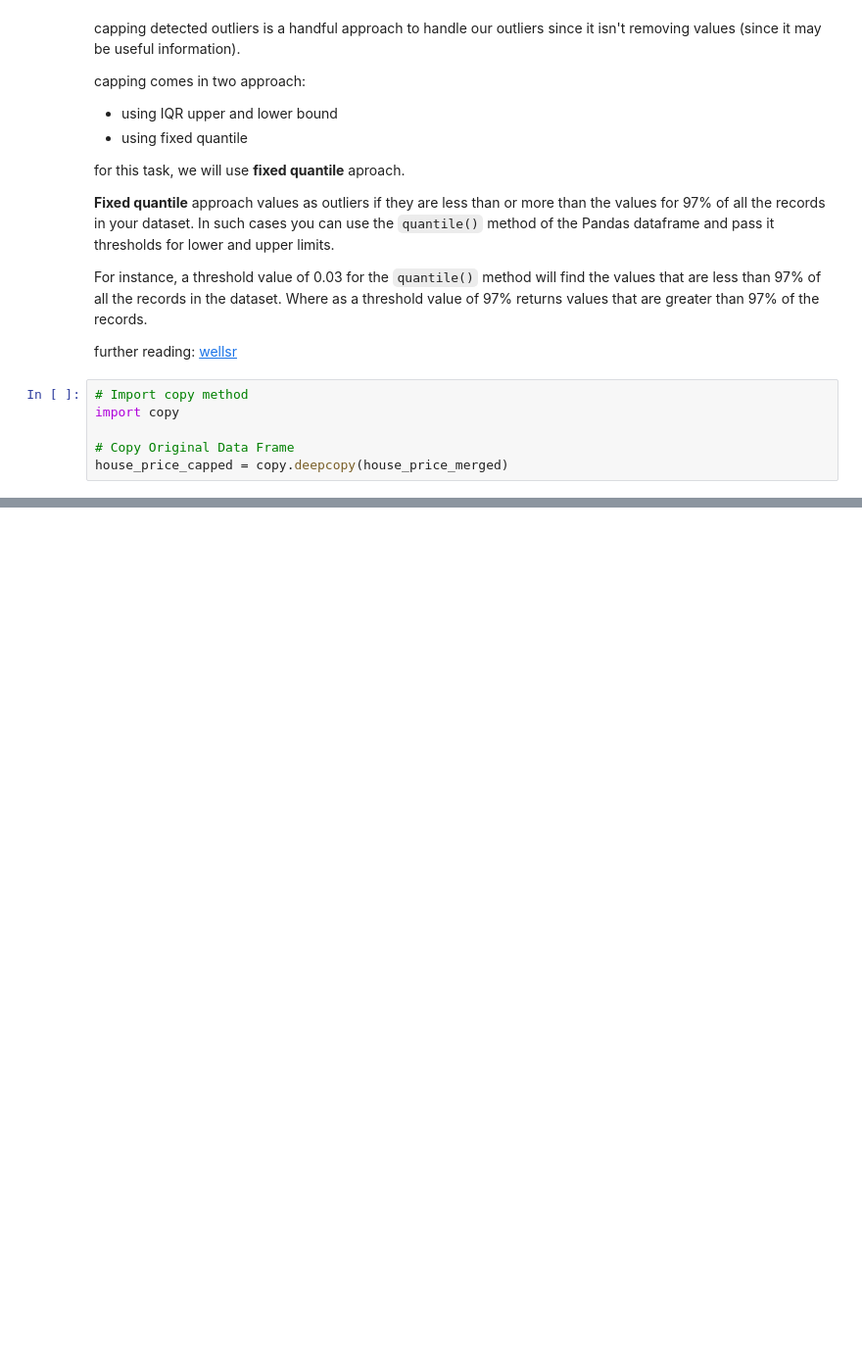
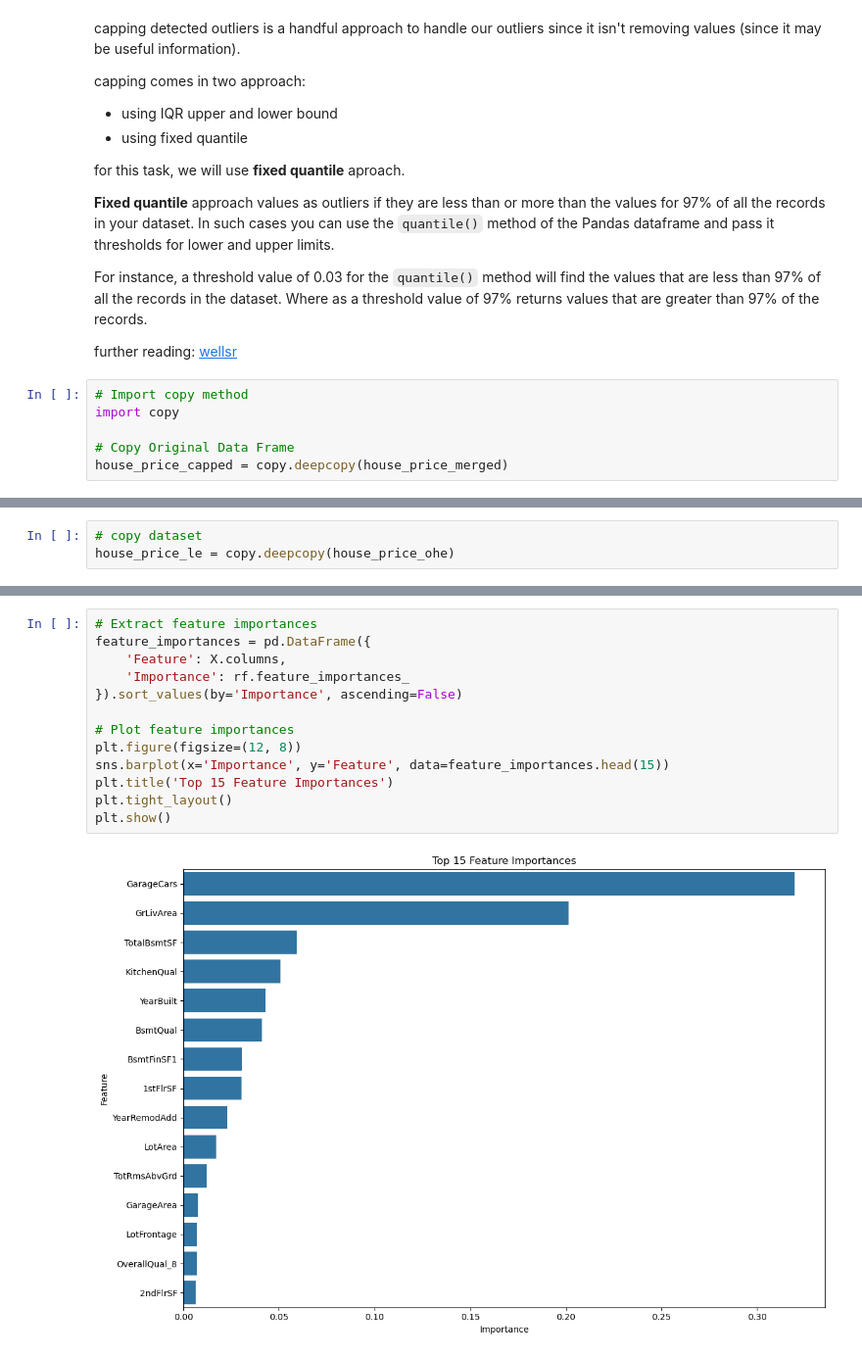
Before and after one commit to aryabaguss/House-Price-Data-Cleaning, a Jupyter notebook: House_Price_Cleaning.ipynb, the cells around one changed output, grey strips where cells are left out. Shown at 98% size. Cells and saved outputs as stored; diff of their text form; blank space fills up the shorter version.

```diff
--- a/House_Price_Cleaning.ipynb
+++ b/House_Price_Cleaning.ipynb
@@ -591,0 +720,3 @@ Upper Limit : 213.4761000000001
+# %%
+# copy dataset
+house_price_le = copy.deepcopy(house_price_ohe)
@@ -591,0 +869,15 @@ Upper Limit : 213.4761000000001
+# %%
+# Extract feature importances
+feature_importances = pd.DataFrame({
+    'Feature': X.columns,
+    'Importance': rf.feature_importances_
+}).sort_values(by='Importance', ascending=False)
+
+# Plot feature importances
+plt.figure(figsize=(12, 8))
+sns.barplot(x='Importance', y='Feature', data=feature_importances.head(15))
+plt.title('Top 15 Feature Importances')
+plt.tight_layout()
+plt.show()
+# %% [output]
+[figure, added]
```
Also changed, not shown: parts of 30 cells of this notebook.
